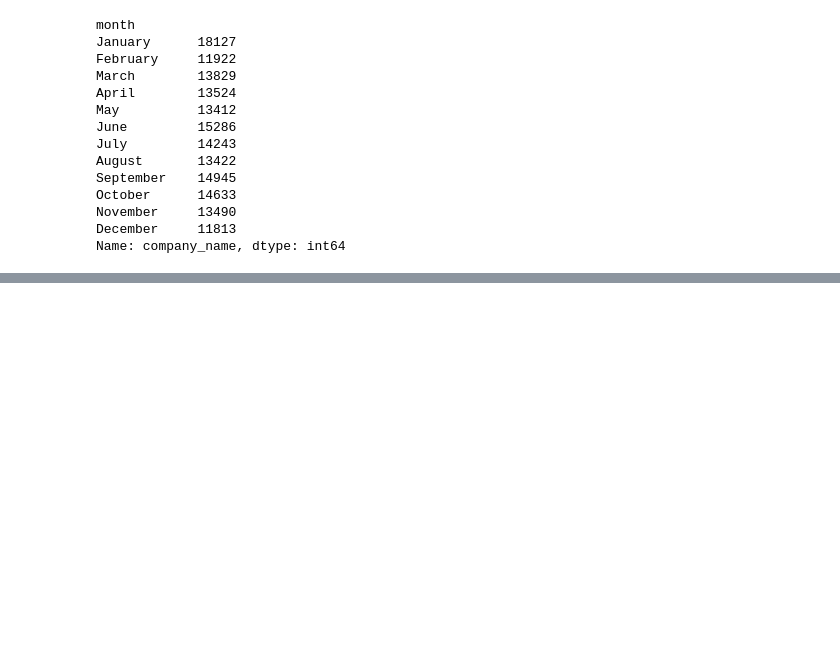
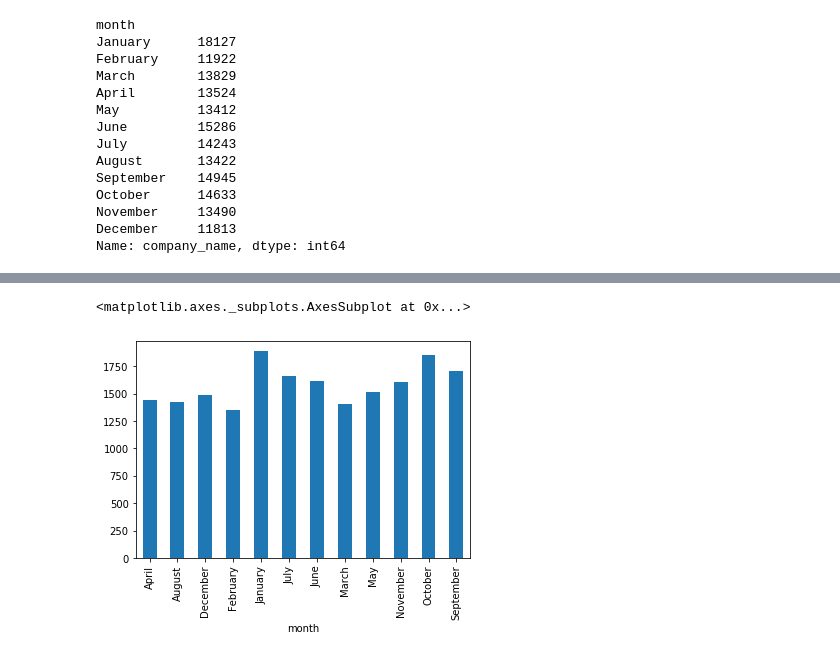
Before and after one commit to KSamra/Successful-Startups, a Jupyter notebook: Q2.ipynb, the cells around one changed output, grey strips where cells are left out. Cells and saved outputs as stored; diff of their text form; code cells hidden in the pictures; blank space fills up the shorter version.

```diff
--- a/Q2.ipynb
+++ b/Q2.ipynb
@@ -144,0 +215,6 @@ monthly_investments.plot(kind='bar')
+# %%
+# Convert dates into Panda TimeSeries type for more reliable manipulation
+# Dates with an incorrect format will be replaced with NaT
+bad_dates = []
+
+acquisitions['acquired_at'] = pd.to_datetime(acquisitions.acquired_at, errors='coerce')
@@ -144,0 +223,2 @@ monthly_investments.plot(kind='bar')
+# %%
+acquisitions.dropna(subset=['acquired_at'], inplace=True)
@@ -144,0 +227,5 @@ monthly_investments.plot(kind='bar')
+# %%
+acquisitions['month'] = acquisitions.acquired_at.dt.month_name()
+# %%
+# Group
+monthly_acquisitions_total = acquisitions.groupby('month')['company_name'].count()
@@ -144,0 +249,5 @@ monthly_investments.plot(kind='bar')
+# %%
+monthly_acquisitions_total.plot(kind='bar')
+# %% [output]
+<matplotlib.axes._subplots.AxesSubplot at 0x...>
+[figure, added]
```
Also changed, not shown: parts of 22 cells of this notebook.
